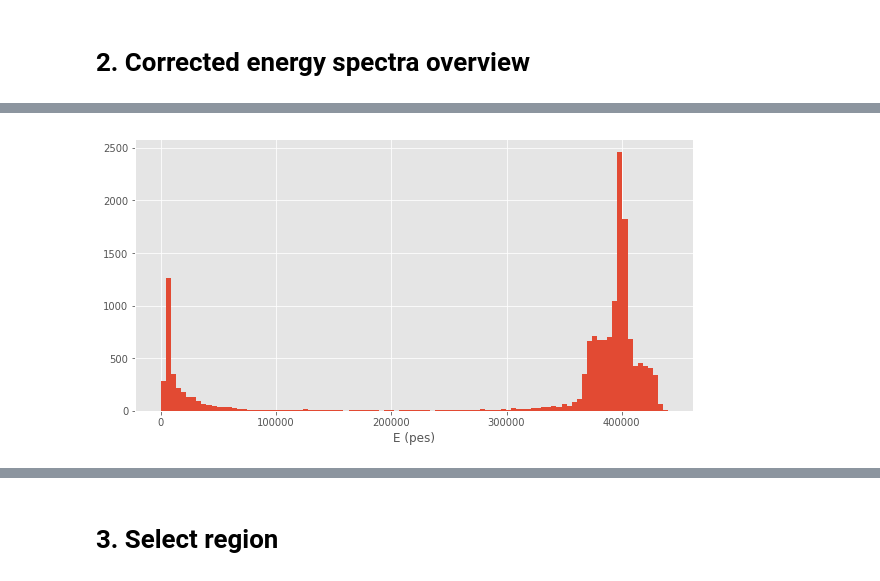
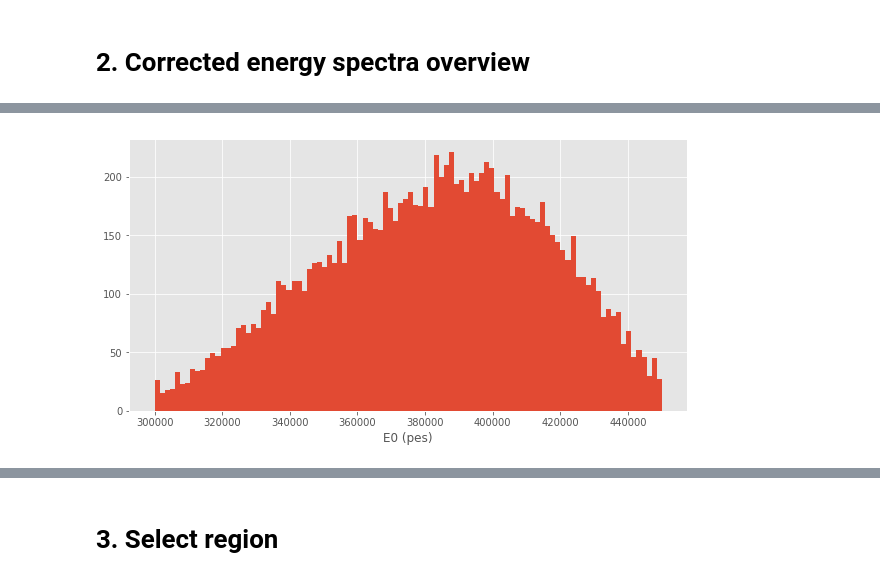
Before and after one commit to jahernando/CsThNB, a Jupyter notebook: temp/pmaps/descape_corrected_pmaps_analysis.ipynb, the cells around one changed output, grey strips where cells are left out. Drawn from its saved outputs; the diff is of its cells as text; code cells hidden in the pictures.

```diff
--- a/temp/descape_corrected_pmaps_analysis.ipynb
+++ b/temp/pmaps/descape_corrected_pmaps_analysis.ipynb
@@ -26,3 +26,9 @@ region = 'descape'
 df = pd.HDFStore('pmaps_corrected_{}_6206.h5'.format(region))['']
 # %% [markdown]
 # 2. Corrected energy spectra overview
+# %%
+Emax = 450e3
+Emin = 300e3
+
+df['e'].hist(bins=nbins, range = (Emin, Emax));
+plt.xlabel('E (pes)', fontsize=12);
@@ -29,5 +37,5 @@ df = pd.HDFStore('pmaps_corrected_{}_6206.h5'.format(region))['']
 # %%
-df['e'].hist(bins=nbins);
-plt.xlabel('E (pes)', fontsize=12);
+df['e0'].hist(bins=nbins, range = (Emin, Emax));
+plt.xlabel('E0 (pes)', fontsize=12);
 # %% [output]
-[figure, old version]
+[figure, new version]
```
Also changed, not shown: parts of 17 cells of this notebook, 1 other file.
